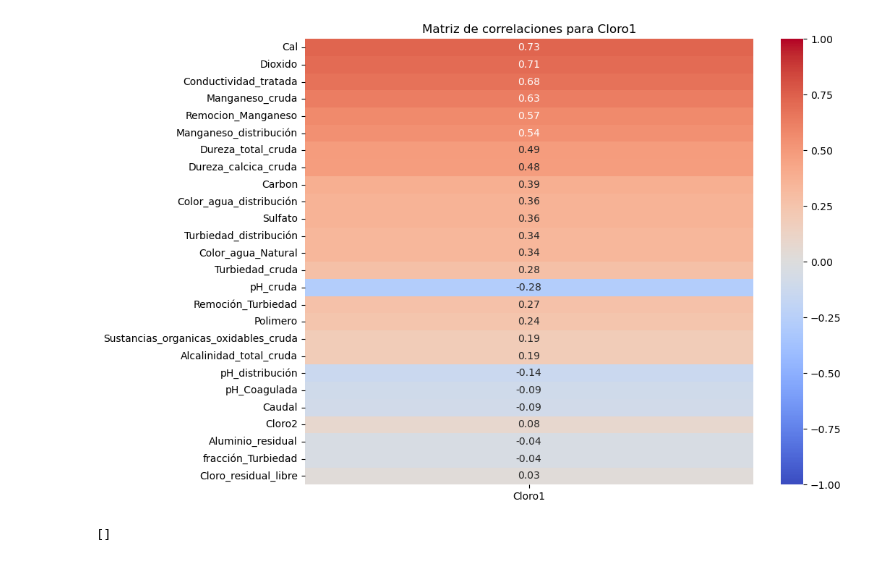
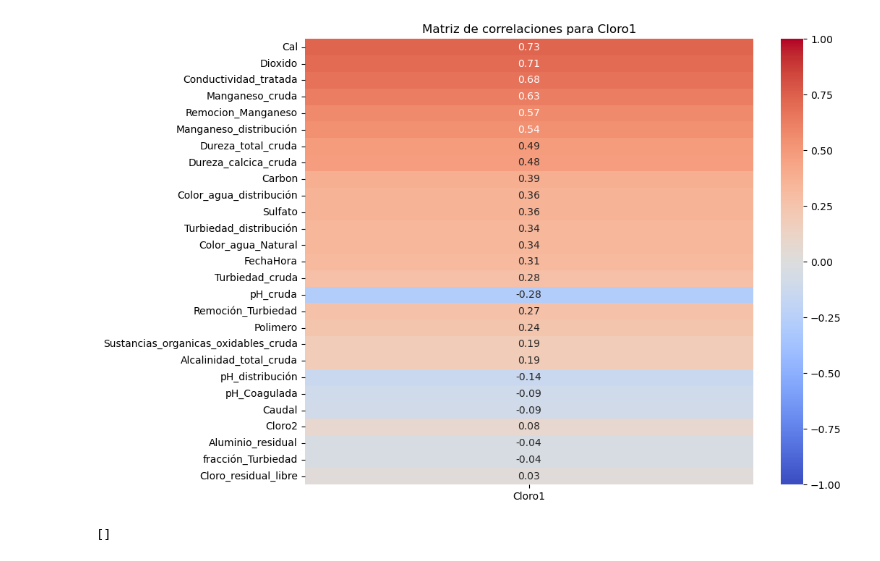
Before and after one commit to JohnLopez15/Analisis-exploratorio-Calidad-del-agua, a Jupyter notebook: analisis_cuaderno.ipynb, the cells around one changed output. Saved outputs shown, nothing was run; the diff lists cells and outputs as text; code cells hidden in the pictures.

Commit message:
Se corrigio la referencia de la base da datos a los datos unificados

```diff
--- a/analisis_cuaderno.ipynb
+++ b/analisis_cuaderno.ipynb
@@ -119,3 +33,8 @@ See the caveats in the documentation: https://pandas.pydata.org/pandas-docs/stab
+# %%
+conn = sqlite3.connect('sensores.db')
+Datos_unificados=pd.read_sql_query("SELECT * FROM datos_unificados", conn)
+conn.close()
+Datos_unificados['FechaHora'] = pd.to_datetime(Datos_unificados['FechaHora'])
 # %%
 #En esta sección creamos las variables adicionales que vamos a analizar para la PTAP
 Datos_unificados["Remoción_Turbiedad"]=Datos_unificados["Turbiedad_cruda"]-Datos_unificados["Turbiedad_distribución"]
@@ -124,23 +43,23 @@ Datos_unificados["Cloro_Total"]=Datos_unificados["Cloro2"]+Datos_unificados["Clo
 Datos_unificados["Remocion_Manganeso"]=Datos_unificados["Manganeso_cruda"]-Datos_unificados["Manganeso_distribución"]
 # %%
 matriz_correlaciones = Datos_unificados.corr()
-columnas_dosificaciones=df_selected.columns
+# columnas_dosificaciones=df_selected.columns
 def graficar_correlaciones(columna):
     correlaciones = matriz_correlaciones[[columna]].copy()
     # correlaciones.drop(columnas_dosificaciones, inplace=True)
     correlaciones.drop(columna, inplace=True)
     correlaciones['abs_correlacion'] = correlaciones[columna].abs()
     correlaciones.sort_values(by='abs_correlacion', ascending=False, inplace=True)
     correlaciones.drop(columns=['abs_correlacion'], inplace=True)
     correlaciones.drop("Cloro_Total", inplace=True)
     plt.figure(figsize=(10, 8))
     sns.heatmap(correlaciones, annot=True, cmap='coolwarm', fmt=".2f", vmin=-1, vmax=1)
     plt.title(f'Matriz de correlaciones para {columna}')
     plt.show()
     return correlaciones
 correlaciones_cloro1 = graficar_correlaciones('Cloro1')
 # %% [output]
-[figure, old version]
+[figure, new version]
 # %%
 plt.figure(figsize=(10, 8))
 sns.scatterplot(data=Datos_unificados,
```
Also changed, not shown: parts of 9 cells of this notebook, 1 other file.
